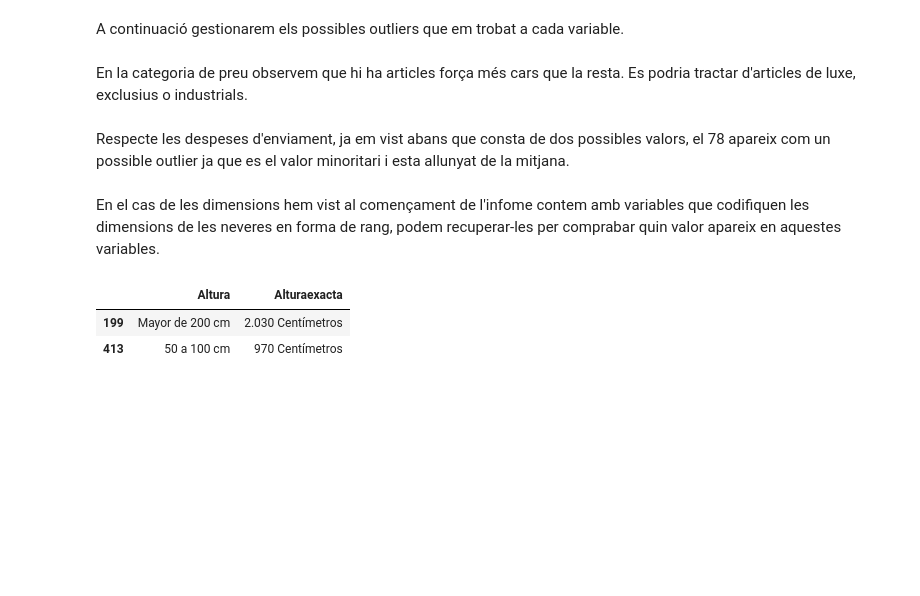
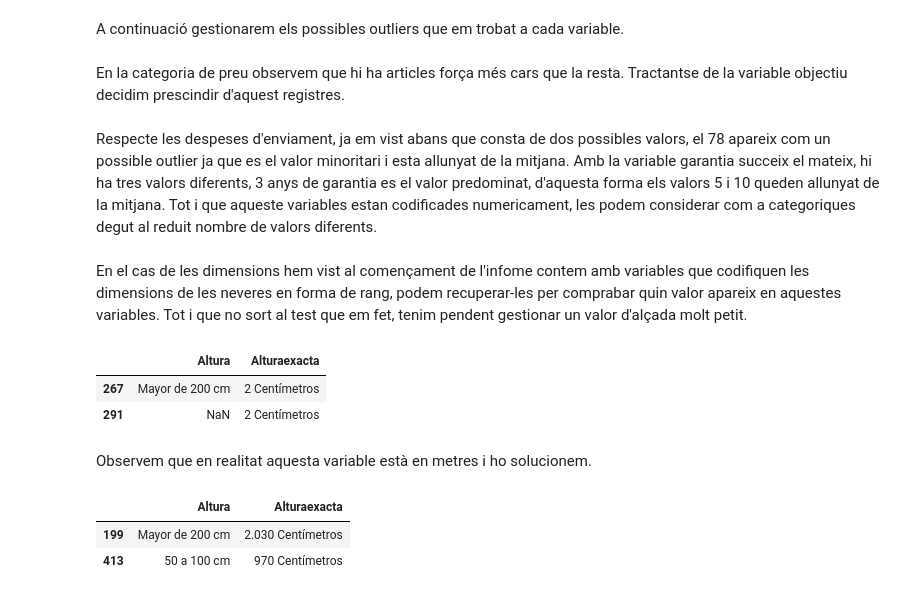
Before and after one commit to afinolUOC/Pra2-cleaning_and_analysis, a Jupyter notebook: neveras_cleaning.ipynb, the cells around one changed output. Saved outputs shown, nothing was run; the diff lists cells and outputs as text; code cells hidden in the pictures; blank space fills up the shorter version.

```diff
--- a/neveras_cleaning.ipynb
+++ b/neveras_cleaning.ipynb
@@ -280,3 +280,6 @@ Observem que el valor minim en el consum anual es de 0, consum erroni molt proba
+# %%
+#Substituim el 0 a la variable consum per nan
+clean_df['consumo_anual'] = clean_df['consumo_anual'].replace([0], np.nan)
 # %%
 for var_name in num_df.columns:
     print(f'{var_name}: {len(num_df[var_name].unique())}')
@@ -327,4 +331,4 @@ ruido: [74 254]
 # %% [markdown]
 A continuació gestionarem els possibles outliers que em trobat a cada variable.
 # %% [markdown]
-En la categoria de preu observem que hi ha articles força més cars que la resta. Es podria tractar d'articles de luxe, exclusius o industrials.
+En la categoria de preu observem que hi ha articles força més cars que la resta. Tractantse de la variable objectiu decidim prescindir d'aquest registres.
@@ -333,4 +335,14 @@ En la categoria de preu observem que hi ha articles força més cars que la rest
+# %%
+clean_df = clean_df[clean_df['precio'] < 4493.78]
 # %% [markdown]
-Respecte les despeses d'enviament, ja em vist abans que consta de dos possibles valors, el 78 apareix com un possible outlier ja que es el valor minoritari i esta allunyat de la mitjana.
+Respecte les despeses d'enviament, ja em vist abans que consta de dos possibles valors, el 78 apareix com un possible outlier ja que es el valor minoritari i esta allunyat de la mitjana. Amb la variable garantia succeix el mateix, hi ha tres valors diferents, 3 anys de garantia es el valor predominat, d'aquesta forma els valors 5 i 10 queden allunyat de la mitjana. Tot i que aqueste variables estan codificades numericament, les podem considerar com a categoriques degut al reduit nombre de valors diferents.
 # %% [markdown]
-En el cas de les dimensions hem vist al començament de l'infome contem amb variables que codifiquen les dimensions de les neveres en forma de rang, podem recuperar-les per comprabar quin valor apareix en aquestes variables.
+En el cas de les dimensions hem vist al començament de l'infome contem amb variables que codifiquen les dimensions de les neveres en forma de rang, podem recuperar-les per comprabar quin valor apareix en aquestes variables. Tot i que no sort al test que em fet, tenim pendent gestionar un valor d'alçada molt petit.
+# %%
+raw_df[["Altura", "Alturaexacta"]].loc[clean_df['altura'] < 20]
+# %% [output]
+|  | Altura | Alturaexacta |
+| 267 | Mayor de 200 cm | 2 Centímetros |
+| 291 | NaN | 2 Centímetros |
+# %% [markdown]
+Observem que en realitat aquesta variable està en metres i ho solucionem.
```
Also changed, not shown: parts of 34 cells of this notebook.
